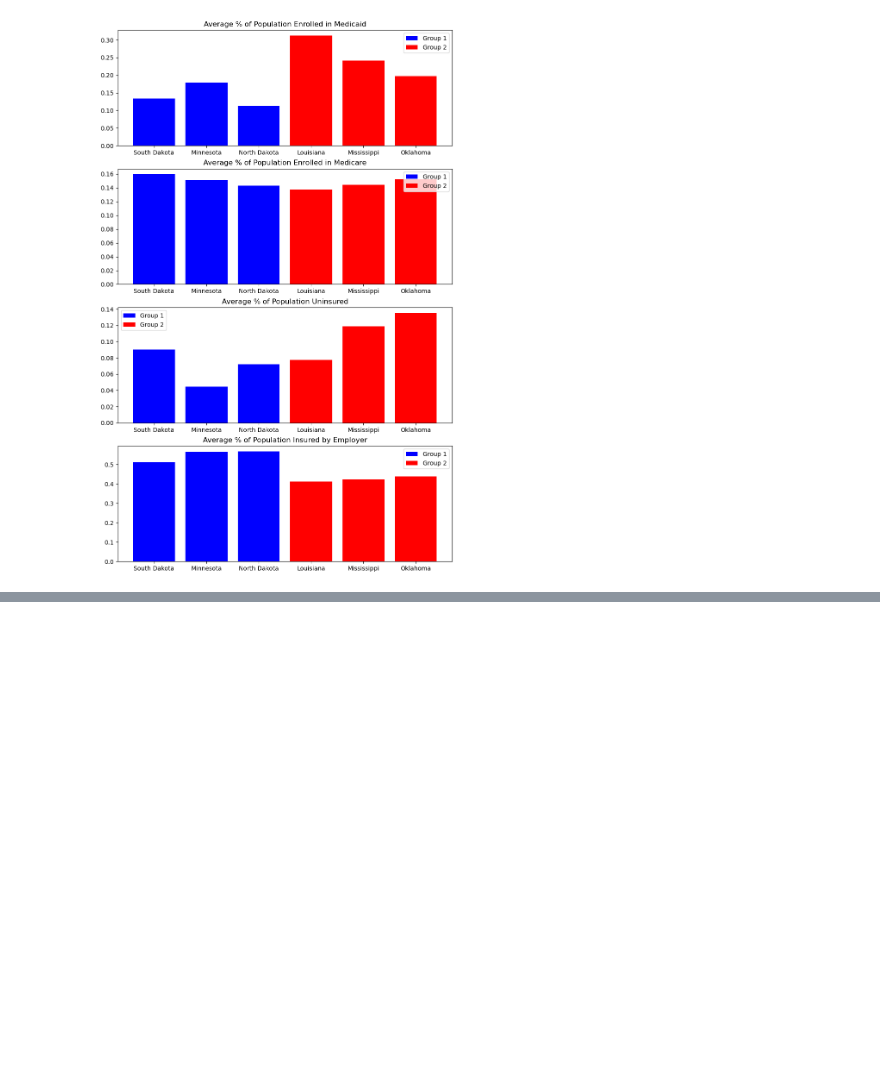
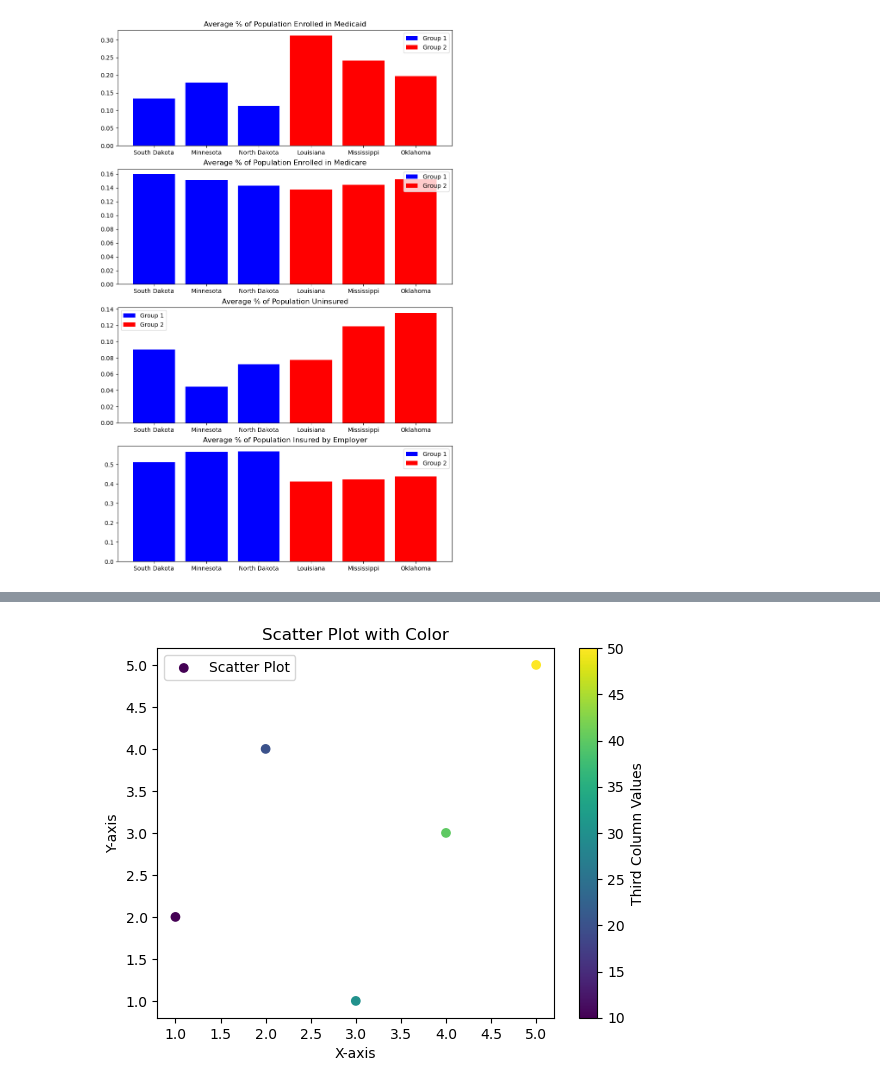
Before and after one commit to vjayne93/blue-team-project-1, a Jupyter notebook: luis-working-notebook.ipynb, the cells around one changed output, grey strips where cells are left out. Saved outputs shown, nothing was run; the diff lists cells and outputs as text; code cells hidden in the pictures; blank space fills up the shorter version.

```diff
--- a/luis-working-notebook.ipynb
+++ b/luis-working-notebook.ipynb
@@ -350,0 +432,24 @@ No artists with labels found to put in legend.  Note that artists whose label st
+# %%
+# Sample data
+x = [1, 2, 3, 4, 5]
+y = [2, 4, 1, 3, 5]
+third_column = [10, 20, 30, 40, 50]  # Replace this with your third column data
+
+# Create scatter plot with color based on third column
+plt.scatter(x, y, c=third_column, cmap='viridis', label='Scatter Plot')
+
+# Add colorbar
+plt.colorbar(label='Third Column Values')
+
+# Add labels and title
+plt.xlabel('X-axis')
+plt.ylabel('Y-axis')
+plt.title('Scatter Plot with Color')
+
+# Add legend
+plt.legend()
+
+# Show the plot
+plt.show()
+# %% [output]
+[figure, added]
```
Also changed, not shown: parts of 9 cells of this notebook, 6 other files.
